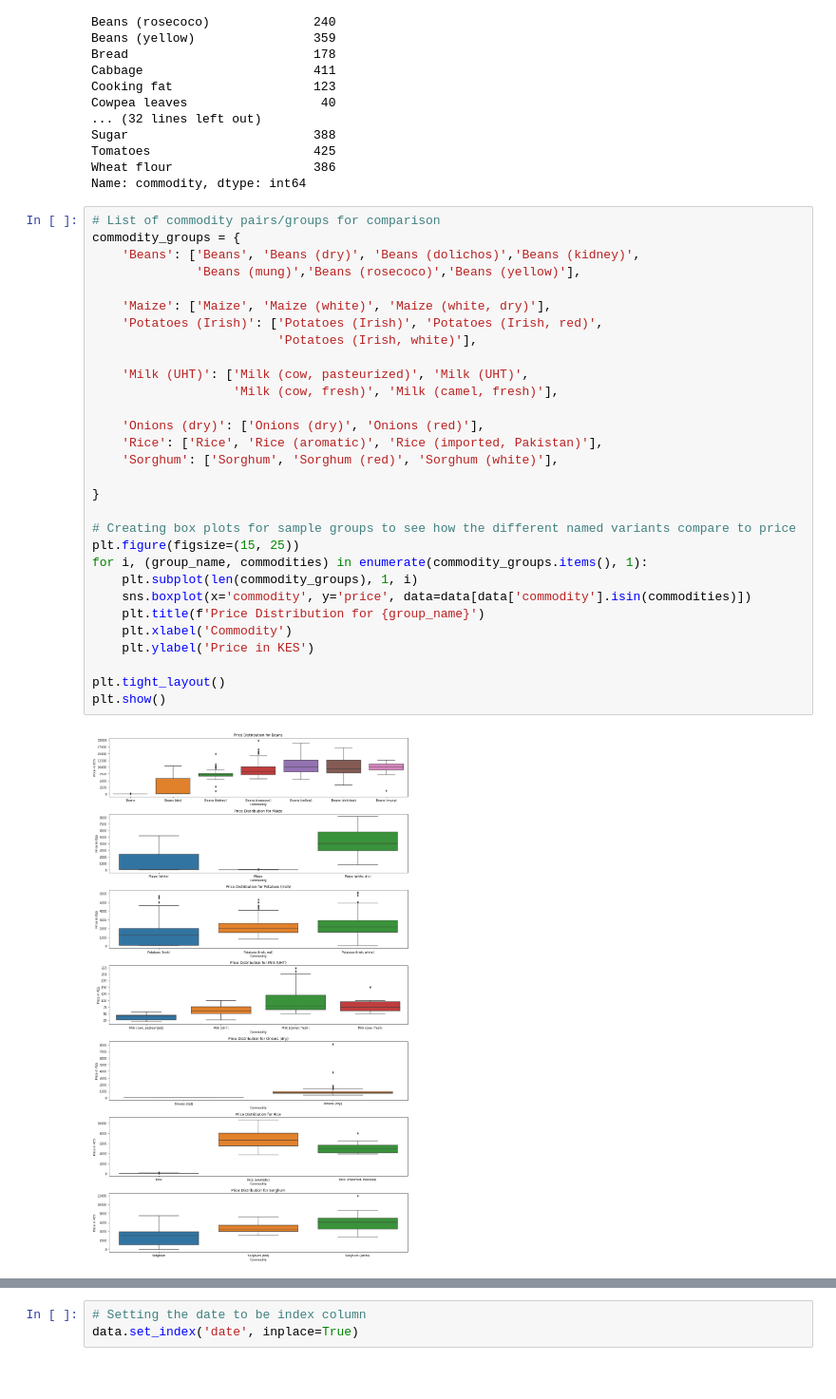
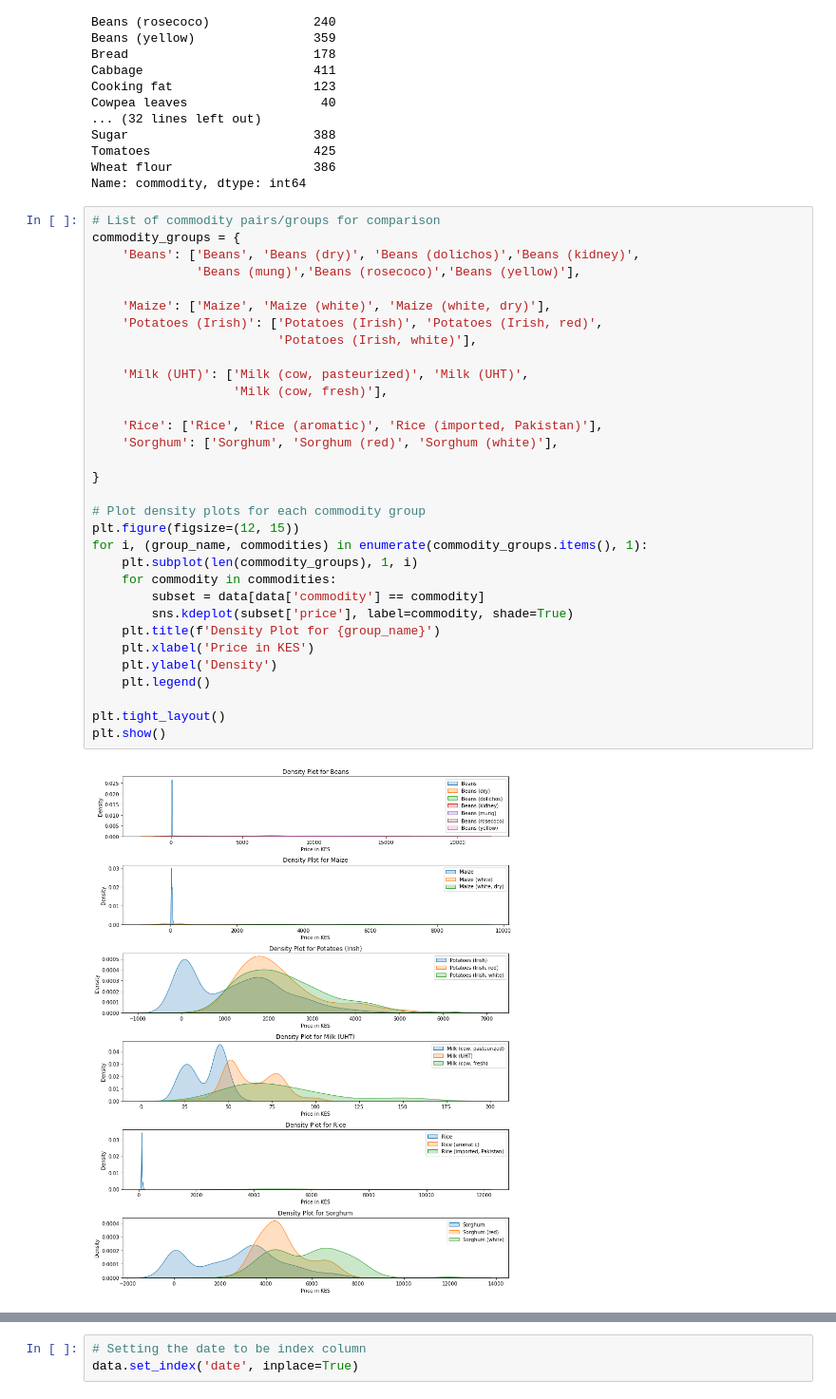
Before and after one commit to Mwenda-Mugambi/Commodity_Price_Forecasting, a Jupyter notebook: Notebook.ipynb, the cells around one changed output, grey strips where cells are left out. Shown: that part at 95% size. Cells and saved outputs as stored; diff of their text form.

Commit message:
updated commodity analysis

```diff
--- a/Notebook.ipynb
+++ b/Notebook.ipynb
@@ -314,32 +314,34 @@ Name: commodity, dtype: int64
 # %%
 # List of commodity pairs/groups for comparison
 commodity_groups = {
     'Beans': ['Beans', 'Beans (dry)', 'Beans (dolichos)','Beans (kidney)',
               'Beans (mung)','Beans (rosecoco)','Beans (yellow)'],
 
     'Maize': ['Maize', 'Maize (white)', 'Maize (white, dry)'],
     'Potatoes (Irish)': ['Potatoes (Irish)', 'Potatoes (Irish, red)',
                          'Potatoes (Irish, white)'],
 
     'Milk (UHT)': ['Milk (cow, pasteurized)', 'Milk (UHT)',
-                   'Milk (cow, fresh)', 'Milk (camel, fresh)'],
+                   'Milk (cow, fresh)'],
 
-    'Onions (dry)': ['Onions (dry)', 'Onions (red)'],
     'Rice': ['Rice', 'Rice (aromatic)', 'Rice (imported, Pakistan)'],
     'Sorghum': ['Sorghum', 'Sorghum (red)', 'Sorghum (white)'],
 
 }
 
-# Creating box plots for sample groups to see how the different named variants compare to price
-plt.figure(figsize=(15, 25))
+# Plot density plots for each commodity group
+plt.figure(figsize=(12, 15))
 for i, (group_name, commodities) in enumerate(commodity_groups.items(), 1):
     plt.subplot(len(commodity_groups), 1, i)
-    sns.boxplot(x='commodity', y='price', data=data[data['commodity'].isin(commodities)])
-    plt.title(f'Price Distribution for {group_name}')
-    plt.xlabel('Commodity')
-    plt.ylabel('Price in KES')
+    for commodity in commodities:
+        subset = data[data['commodity'] == commodity]
+        sns.kdeplot(subset['price'], label=commodity, shade=True)
+    plt.title(f'Density Plot for {group_name}')
+    plt.xlabel('Price in KES')
+    plt.ylabel('Density')
+    plt.legend()
 
 plt.tight_layout()
 plt.show()
 # %% [output]
-[figure, old version]
+[figure, new version]
```
Also changed, not shown: parts of 3 cells of this notebook, 1 other file.
